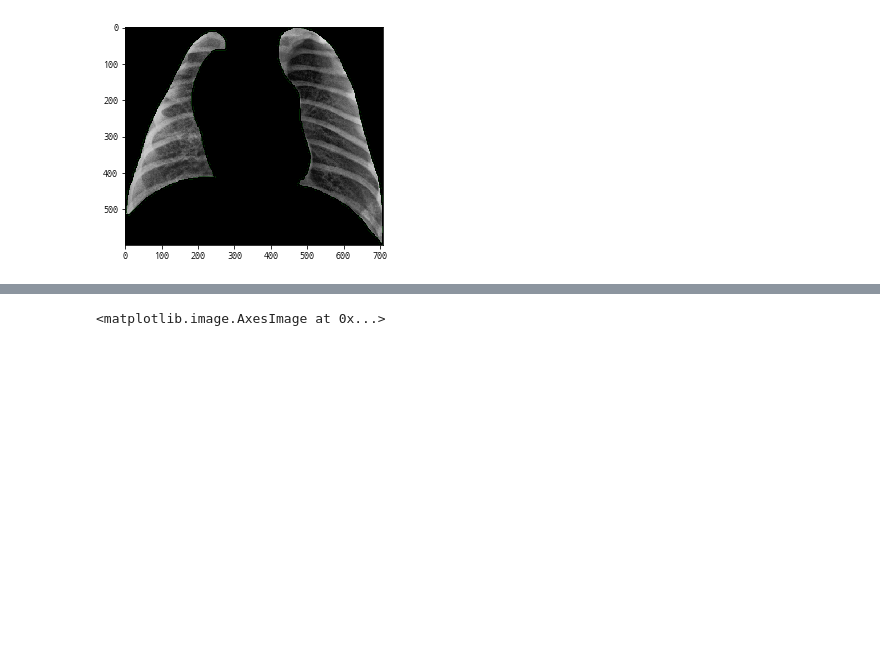
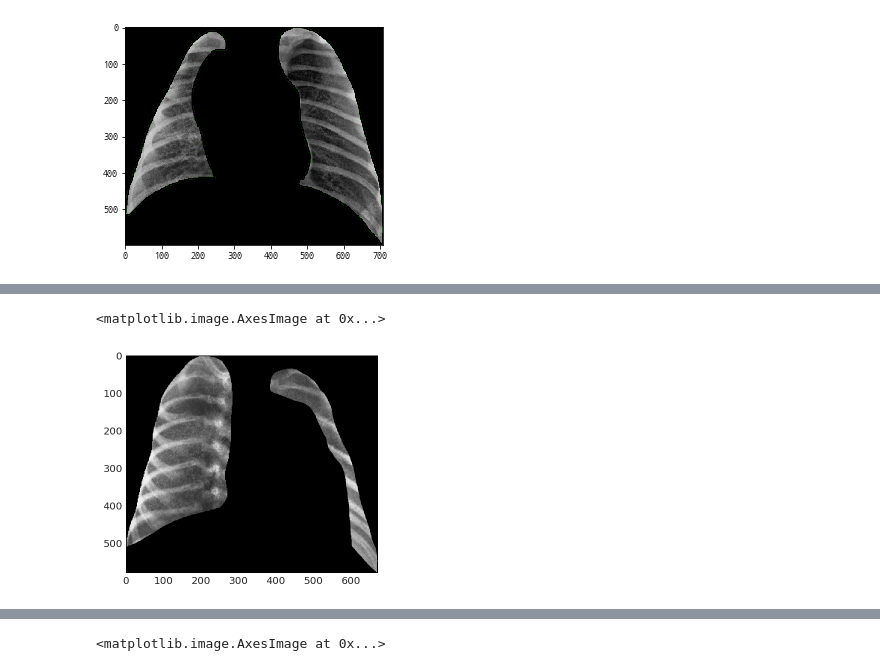
Before and after one commit to Pleasant-riot/Lung-Disease-Detection, a Jupyter notebook: [PREP]img_crop_resize.ipynb, the cells around one changed output, grey strips where cells are left out. Cells and saved outputs as stored; diff of their text form; code cells hidden in the pictures; blank space fills up the shorter version.

```diff
--- a/[PREP]img_crop_resize.ipynb
+++ b/[PREP]img_crop_resize.ipynb
@@ -149,0 +228,5 @@ print(len(contours))
+# %%
+plt.imshow(crop('/home/ncp/workspace/data/DL/d4/H03_00329_01.png'))
+# %% [output]
+<matplotlib.image.AxesImage at 0x...>
+[figure, added]
```
Also changed, not shown: parts of 19 cells of this notebook, 14 other files.
